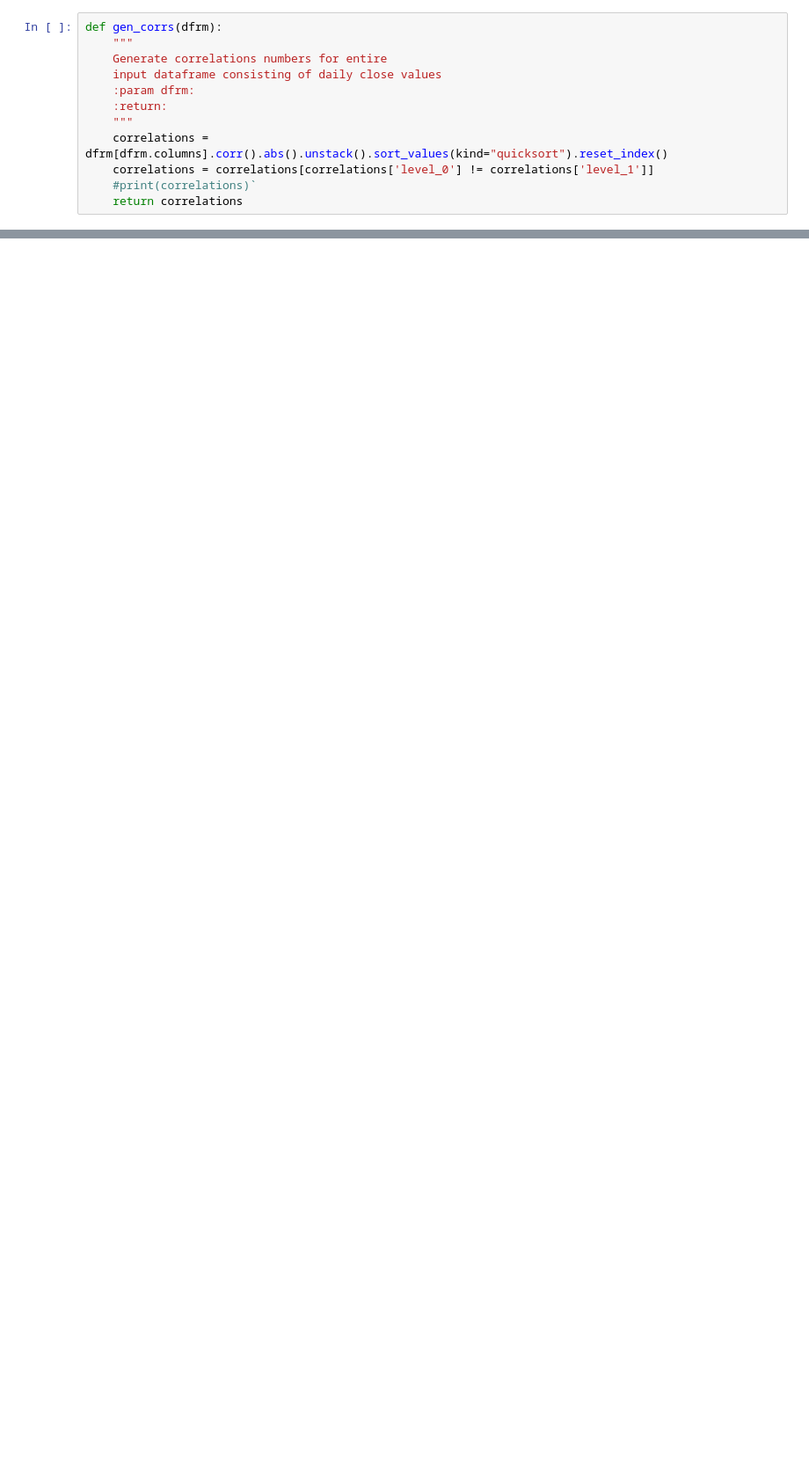
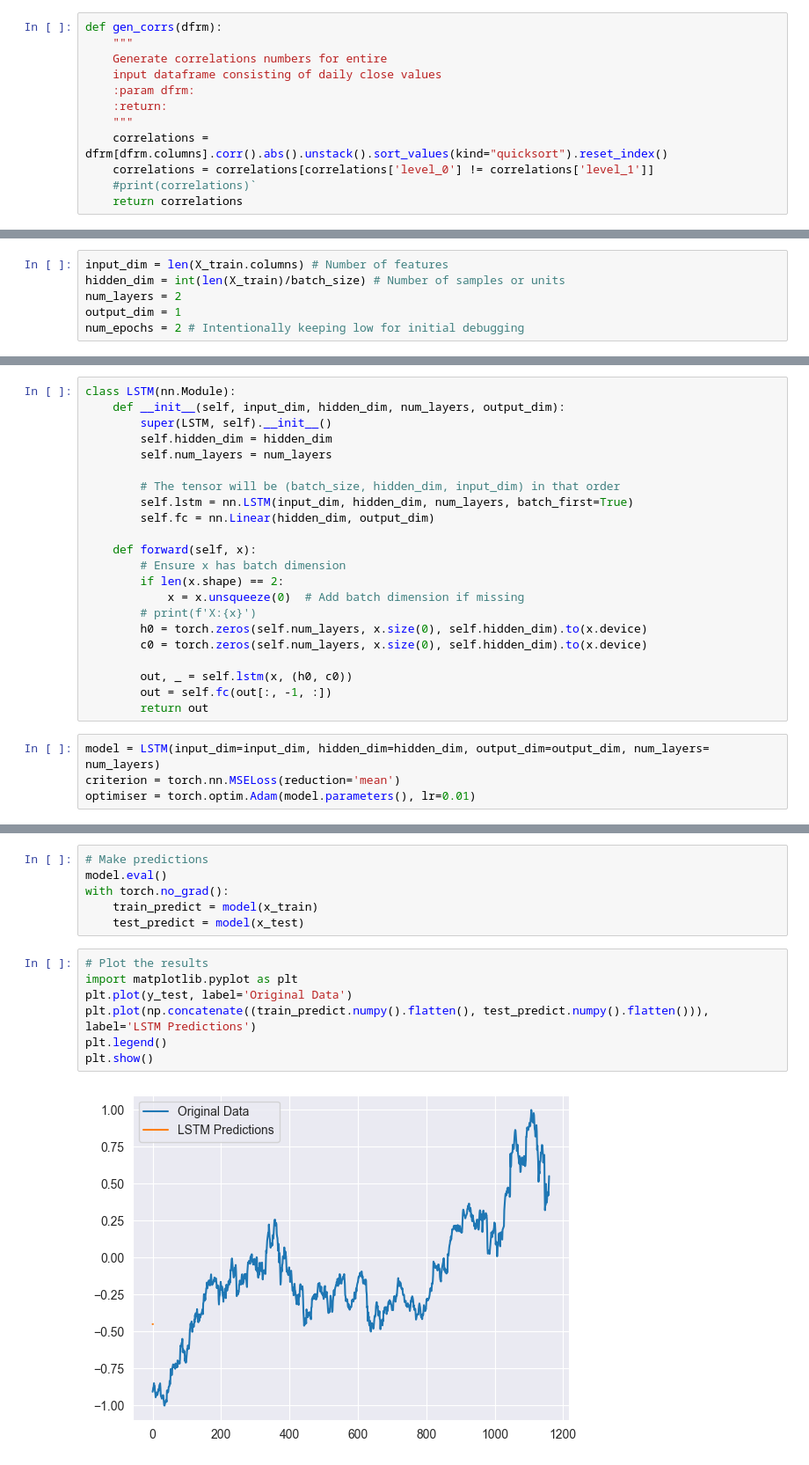
Before and after one commit to psharma1544/JupyterNotebooks, a Jupyter notebook: LLMs/PredictiveModeling_Pytorch.ipynb, the cells around one changed output, grey strips where cells are left out. Shown at 88% size. Cells and saved outputs as stored; diff of their text form; blank space fills up the shorter version.

Commit message:
PyTorch predictive modeling with LSTM

```diff
--- a/LLMs/PredictiveModeling_Pytorch.ipynb
+++ b/LLMs/PredictiveModeling_Pytorch.ipynb
@@ -315,0 +244,6 @@ X_test_loader = DataLoader(X_test, batch_size=5, shuffle=False)
+# %%
+input_dim = len(X_train.columns) # Number of features
+hidden_dim = int(len(X_train)/batch_size) # Number of samples or units
+num_layers = 2
+output_dim = 1
+num_epochs = 2 # Intentionally keeping low for initial debugging
@@ -315,0 +252,26 @@ X_test_loader = DataLoader(X_test, batch_size=5, shuffle=False)
+# %%
+class LSTM(nn.Module):
+    def __init__(self, input_dim, hidden_dim, num_layers, output_dim):
+        super(LSTM, self).__init__()
+        self.hidden_dim = hidden_dim
+        self.num_layers = num_layers
+
+        # The tensor will be (batch_size, hidden_dim, input_dim) in that order
+        self.lstm = nn.LSTM(input_dim, hidden_dim, num_layers, batch_first=True)
+        self.fc = nn.Linear(hidden_dim, output_dim)
+
+    def forward(self, x):
+        # Ensure x has batch dimension
+        if len(x.shape) == 2:
+            x = x.unsqueeze(0)  # Add batch dimension if missing
+        # print(f'X:{x}')
+        h0 = torch.zeros(self.num_layers, x.size(0), self.hidden_dim).to(x.device)
+        c0 = torch.zeros(self.num_layers, x.size(0), self.hidden_dim).to(x.device)
+
+        out, _ = self.lstm(x, (h0, c0))
+        out = self.fc(out[:, -1, :])
+        return out
+# %%
+model = LSTM(input_dim=input_dim, hidden_dim=hidden_dim, output_dim=output_dim, num_layers= num_layers)
+criterion = torch.nn.MSELoss(reduction='mean')
+optimiser = torch.optim.Adam(model.parameters(), lr=0.01)
@@ -315,0 +356,15 @@ X_test_loader = DataLoader(X_test, batch_size=5, shuffle=False)
+# %%
+# Make predictions
+model.eval()
+with torch.no_grad():
+    train_predict = model(x_train)
+    test_predict = model(x_test)
+# %%
+# Plot the results
+import matplotlib.pyplot as plt
+plt.plot(y_test, label='Original Data')
+plt.plot(np.concatenate((train_predict.numpy().flatten(), test_predict.numpy().flatten())), label='LSTM Predictions')
+plt.legend()
+plt.show()
+# %% [output]
+[figure, added]
```
Also changed, not shown: parts of 17 cells of this notebook.
